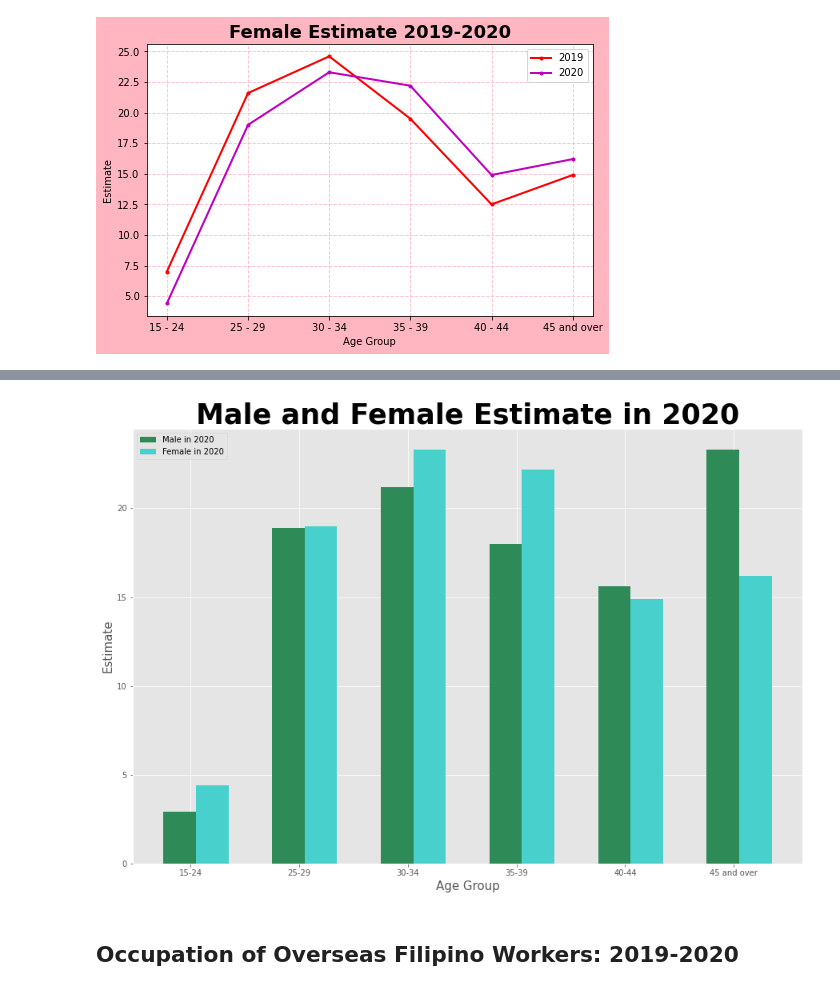
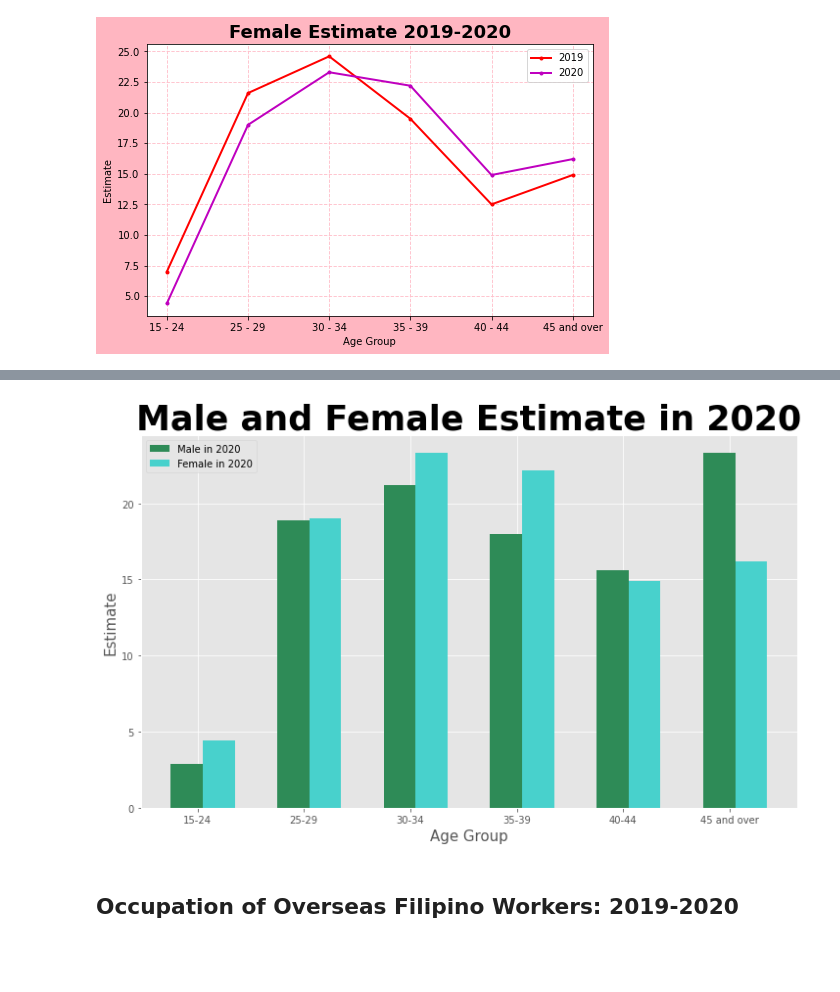
Before and after one commit to apriljoyagquiz/IT3205-TeamAbracaData, a Jupyter notebook: OFW_Visualization.ipynb, the cells around one changed output, grey strips where cells are left out. Saved outputs shown, nothing was run; the diff lists cells and outputs as text; code cells hidden in the pictures; blank space fills up the shorter version.

```diff
--- a/OFW_Visualization.ipynb
+++ b/OFW_Visualization.ipynb
@@ -112,21 +112,21 @@ xpos =np.arange(len(Age_Group))
 # %%
 #Changing the size of the visualization
 style.use ('ggplot')
-plt.figure(figsize=(15,10))
+plt.figure(figsize=(12,7))
 barWidth = 0.3
 
 #Creating the plot
 plt.bar(xpos, Male_Estimate_20, color='seagreen', width =barWidth, label='Male in 2020' )
 plt.bar(xpos+0.3, Female_Estimate_20, color='mediumturquoise', width =barWidth, label='Female in 2020' )
 plt.title("Male and Female Estimate in 2020", fontdict={'fontname': 'DejaVu Sans','fontweight':'bold', 'fontsize':35})
 plt.xticks(xpos+0.1,('15-24', '25-29', '30-34', '35-39', '40-44', '45 and over'))
 plt.xlabel('Age Group', fontsize=15)
 plt.ylabel('Estimate', fontsize=15)
 plt.yticks()
 plt.legend()
 plt.show()
 # %% [output]
-[figure, old version]
+[figure, new version]
 # %% [markdown]
 ## **Occupation of Overseas Filipino Workers: 2019-2020**
 # %%
```
Also changed, not shown: parts of 1 cell of this notebook.
